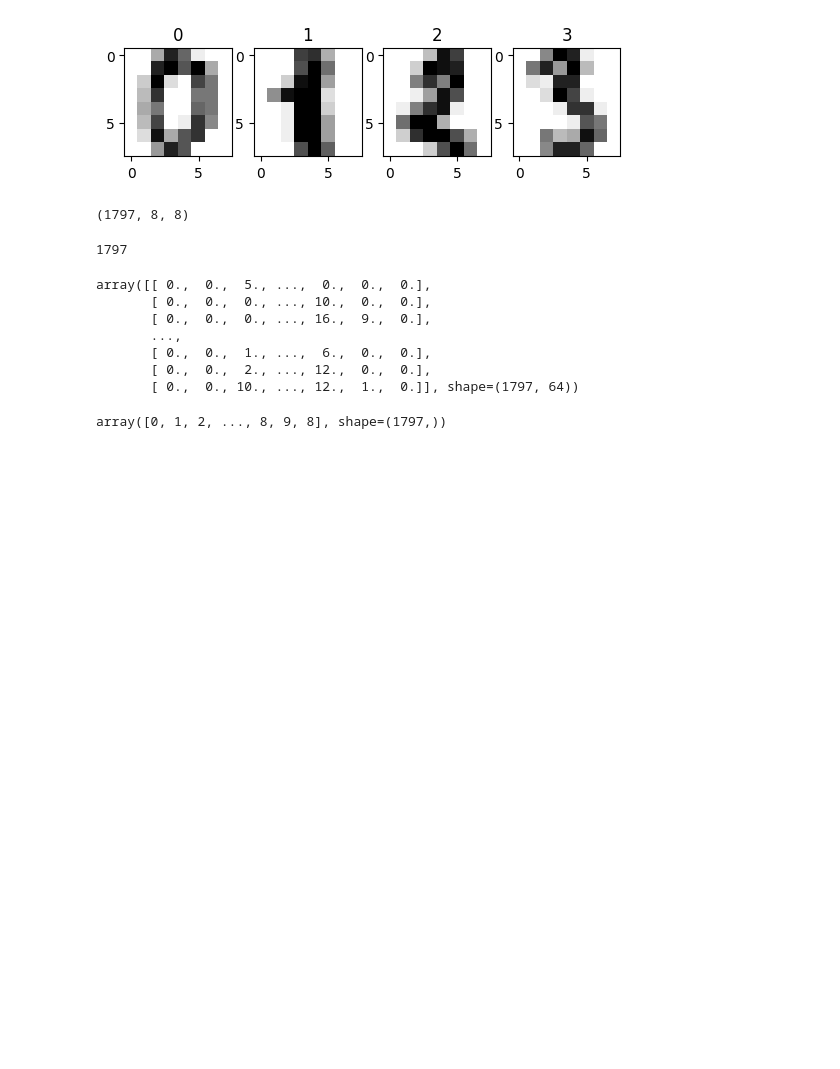
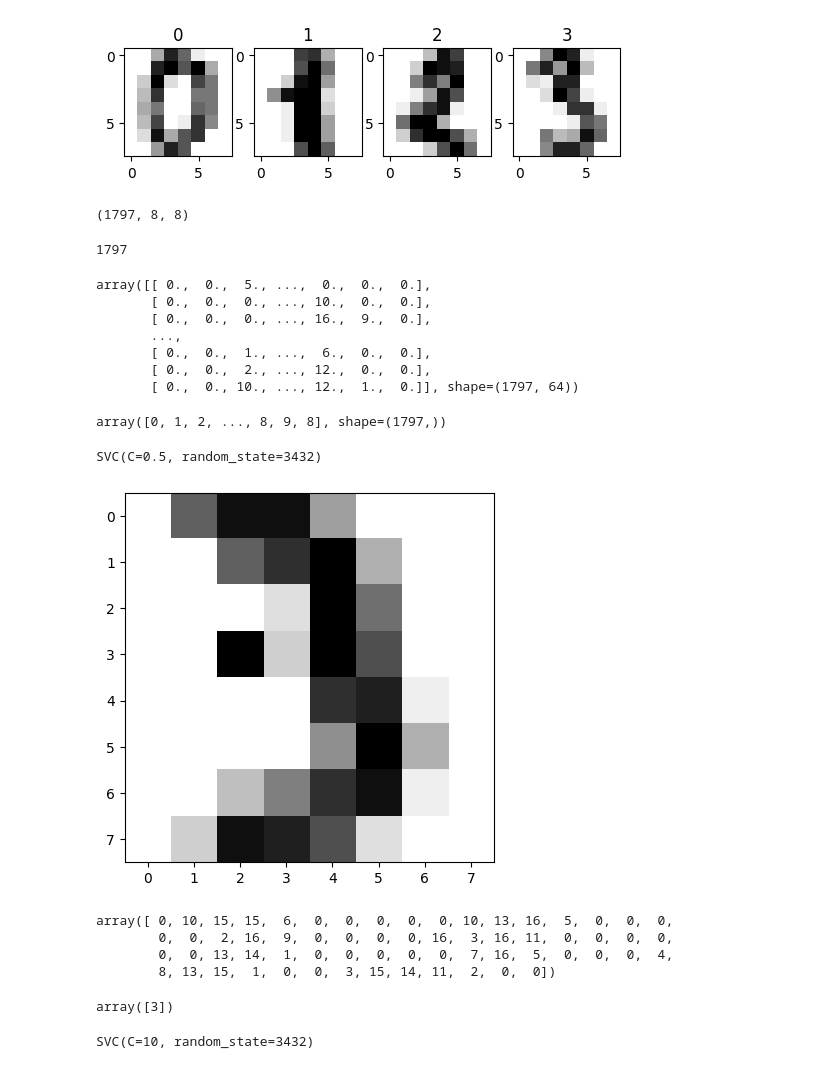
Before and after one commit to docroch/learning-data-science, a Jupyter notebook: modeling/supervised-learning/svm/mnist.ipynb, the cells around one changed output. Cells and saved outputs as stored; diff of their text form; code cells hidden in the pictures; blank space fills up the shorter version.

Commit message:
fit, predict and calculate metrics

```diff
--- a/modeling/supervised-learning/svm/mnist.ipynb
+++ b/modeling/supervised-learning/svm/mnist.ipynb
@@ -62,0 +66,40 @@ array([0, 1, 2, ..., 8, 9, 8], shape=(1797,))
+# %%
+svm_classifier.fit(x, y)
+# %% [output]
+SVC(C=0.5, random_state=3432)
+# %%
+u = np.array(
+    [
+        [0, 10, 15, 15, 6, 0, 0, 0],
+        [0, 0, 10, 13, 16, 5, 0, 0],
+        [0, 0, 0, 2, 16, 9, 0, 0],
+        [0, 0, 16, 3, 16, 11, 0, 0],
+        [0, 0, 0, 0, 13, 14, 1, 0],
+        [0, 0, 0, 0, 7, 16, 5, 0],
+        [0, 0, 4, 8, 13, 15, 1, 0],
+        [0, 3, 15, 14, 11, 2, 0, 0],
+    ]
+)
+# %%
+plt.subplot()
+plt.imshow(u, cmap=plt.cm.grey_r)
+plt.show()
+# %% [output]
+[figure, added]
+# %%
+u = u.reshape(-1)
+u
+# %% [output]
+array([ 0, 10, 15, 15,  6,  0,  0,  0,  0,  0, 10, 13, 16,  5,  0,  0,  0,
+        0,  0,  2, 16,  9,  0,  0,  0,  0, 16,  3, 16, 11,  0,  0,  0,  0,
+        0,  0, 13, 14,  1,  0,  0,  0,  0,  0,  7, 16,  5,  0,  0,  0,  4,
+        8, 13, 15,  1,  0,  0,  3, 15, 14, 11,  2,  0,  0])
+# %%
+svm_classifier.predict([u])
+# %% [output]
+array([3])
+# %%
+svm_new = SVC(random_state=3432, C=10)
+svm_new.fit(x[:1000], y[:1000])
+# %% [output]
+SVC(C=10, random_state=3432)
```
Also changed, not shown: parts of 6 cells of this notebook.
